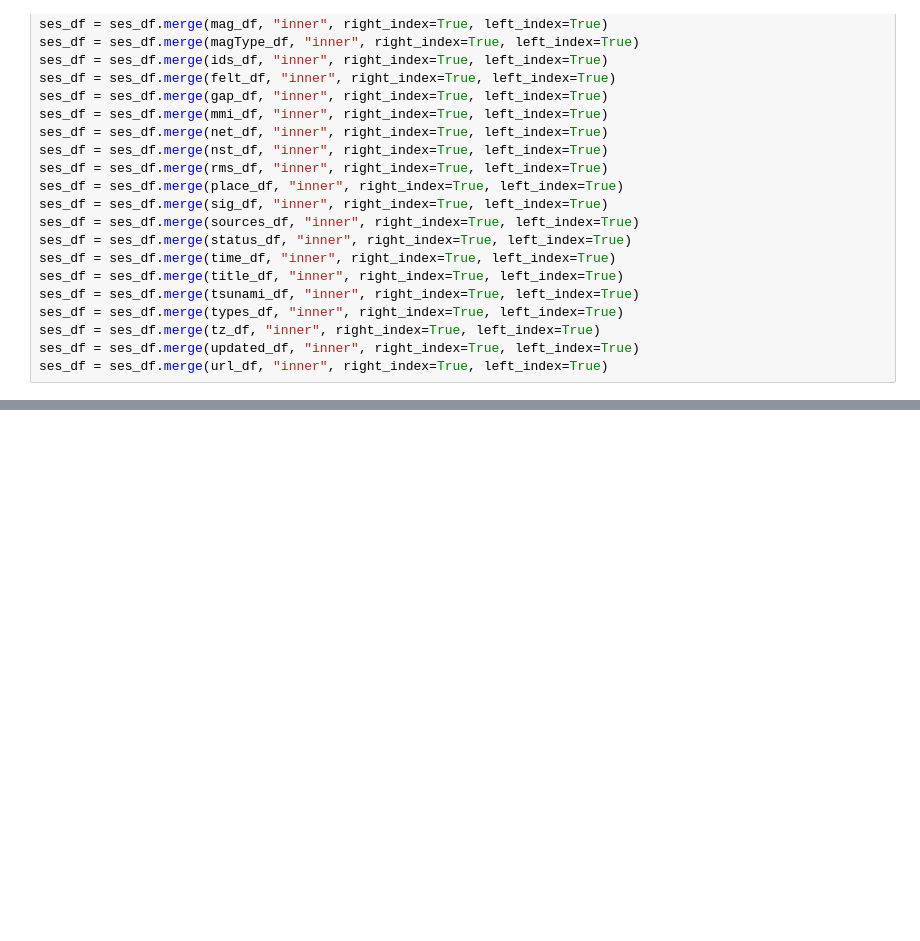
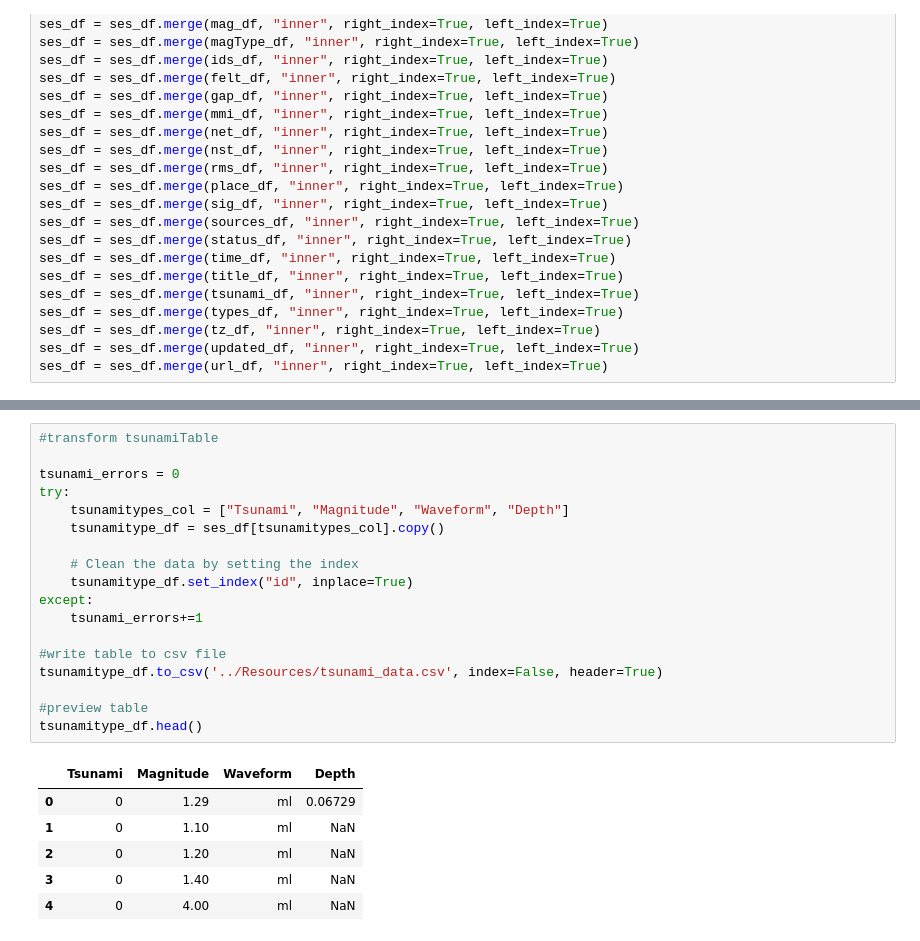
Before and after one commit to jchoi17/ETL-project, a Jupyter notebook: Jupyter Notebooks/Table Creation and PandasDF.ipynb, the cells around one changed output, grey strips where cells are left out. Cells and saved outputs as stored; diff of their text form; blank space fills up the shorter version.

```diff
--- a/Jupyter Notebooks/Table Creation and PandasDF.ipynb
+++ b/Jupyter Notebooks/Table Creation and PandasDF.ipynb
@@ -177,0 +234,25 @@ ses_df.head()
+# %%
+#transform tsunamiTable
+
+tsunami_errors = 0
+try:
+    tsunamitypes_col = ["Tsunami", "Magnitude", "Waveform", "Depth"]
+    tsunamitype_df = ses_df[tsunamitypes_col].copy()
+
+    # Clean the data by setting the index
+    tsunamitype_df.set_index("id", inplace=True)
+except:
+    tsunami_errors+=1
+
+#write table to csv file
+tsunamitype_df.to_csv('../Resources/tsunami_data.csv', index=False, header=True)
+
+#preview table
+tsunamitype_df.head()
+# %% [output]
+|  | Tsunami | Magnitude | Waveform | Depth |
+| 0 | 0 | 1.29 | ml | 0.06729 |
+| 1 | 0 | 1.10 | ml | NaN |
+| 2 | 0 | 1.20 | ml | NaN |
+| 3 | 0 | 1.40 | ml | NaN |
+| 4 | 0 | 4.00 | ml | NaN |
```
Also changed, not shown: parts of 11 cells of this notebook, 8 other files.
